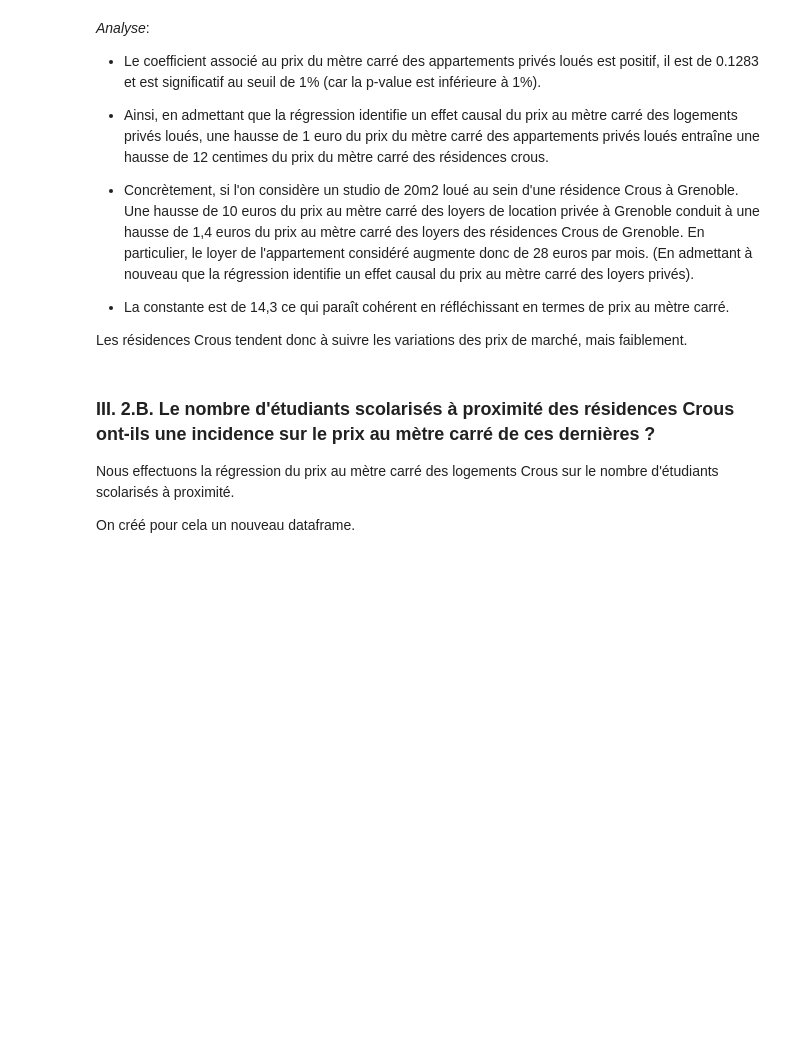
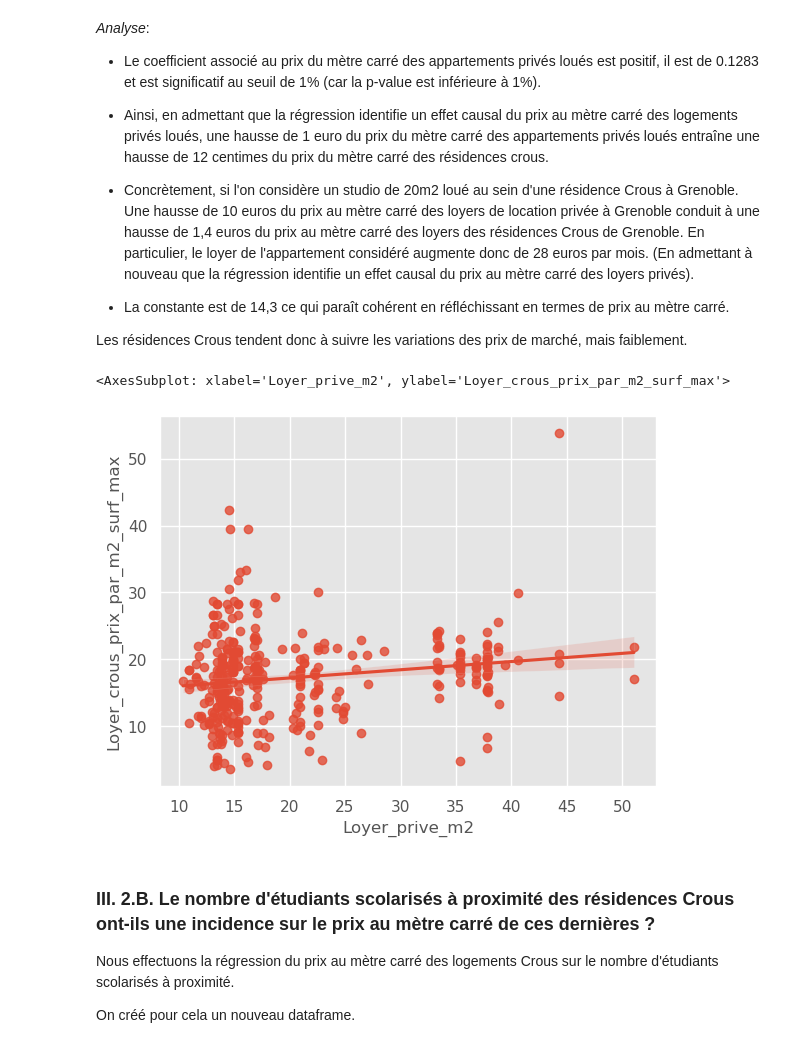
Before and after one commit to Simgnt/La-loi-du-Crous, a Jupyter notebook: Projet_final_Part1_fini + graphes.ipynb, the cells around one changed output. Cells and saved outputs as stored; diff of their text form; code cells hidden in the pictures; blank space fills up the shorter version.

```diff
--- a/Projet_final_Part1_fini + graphes.ipynb
+++ b/Projet_final_Part1_fini + graphes.ipynb
@@ -618,7 +808,10 @@ _Analyse_:
 
 Les résidences Crous tendent donc à suivre les variations des prix de marché, mais faiblement.
 # %%
-sns.regplot(x='Loyer_prive_m2', y='prix_par_m2_surf_max', data=df2)
+sns.regplot(x='Loyer_prive_m2', y='Loyer_crous_prix_par_m2_surf_max', data=df2)
+# %% [output]
+<AxesSubplot: xlabel='Loyer_prive_m2', ylabel='Loyer_crous_prix_par_m2_surf_max'>
+[figure, added]
 # %% [markdown]
 ### III. 2.B.  Le nombre d'étudiants scolarisés à proximité des résidences Crous ont-ils une incidence sur le prix au mètre carré de ces dernières ?
 
```
Also changed, not shown: parts of 32 cells of this notebook.
